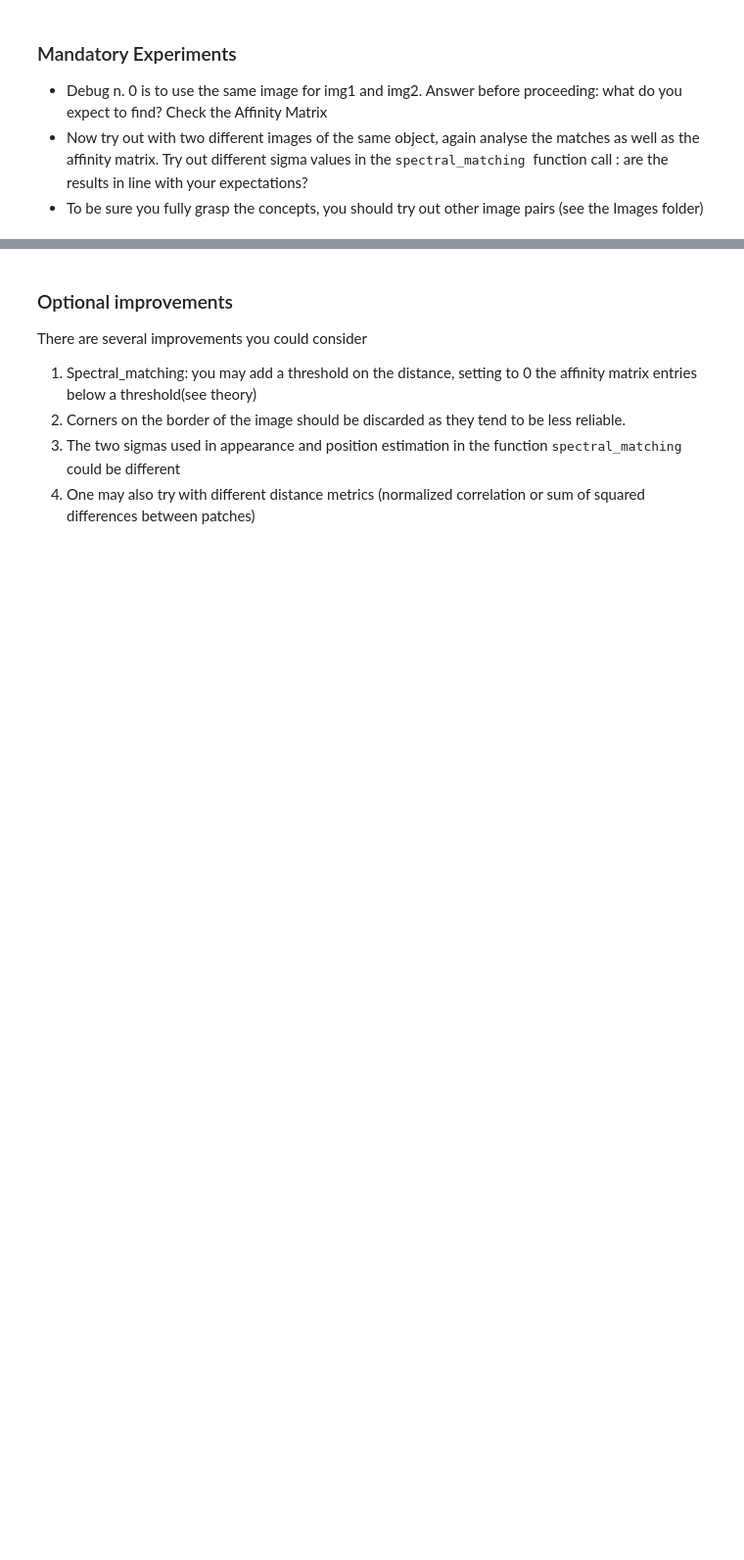
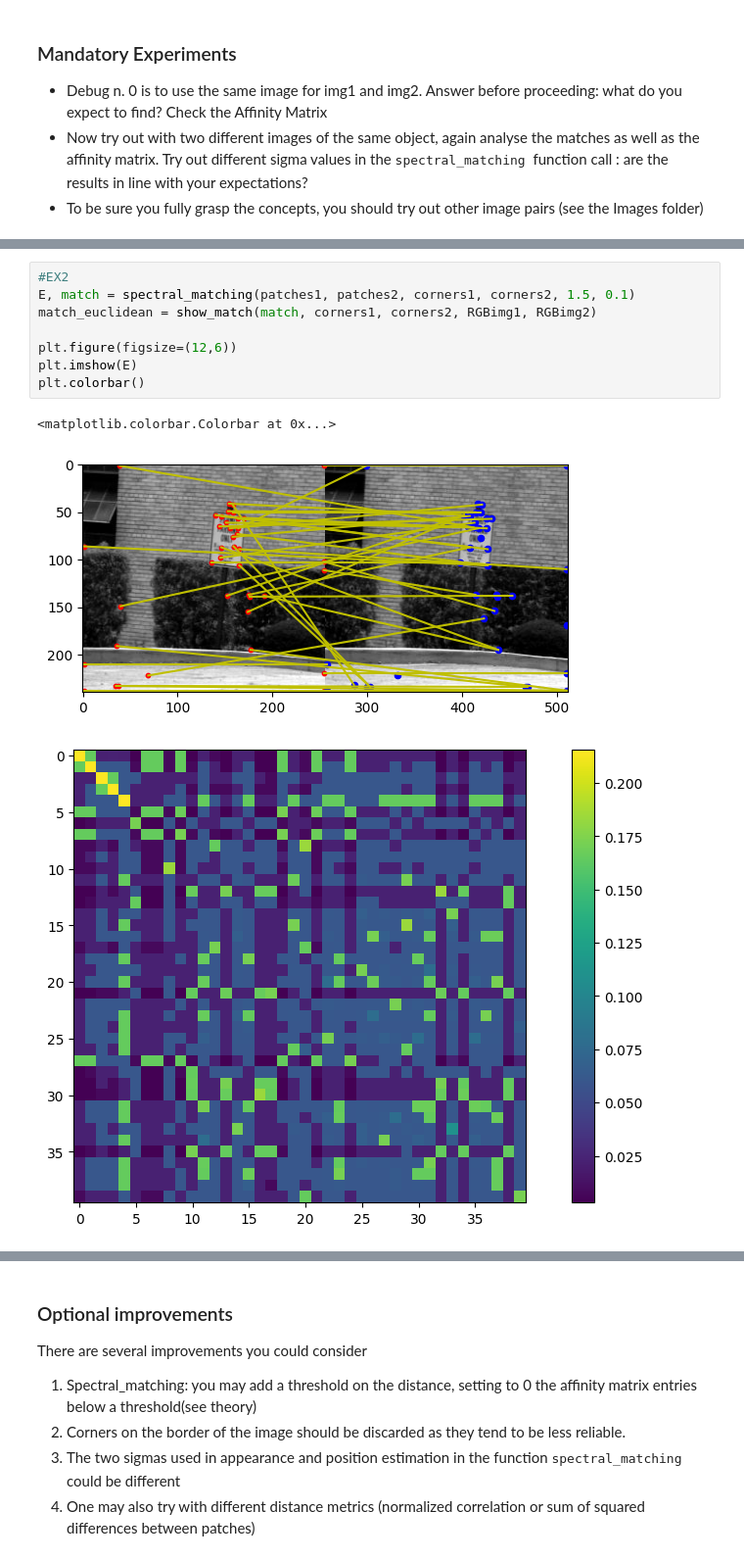
Before and after one commit to girofex/Computational-Vision-laboratories, a Jupyter notebook: 3_Lab_Matching/feature_matching_sketch.ipynb, the cells around one changed output, grey strips where cells are left out. Shown at 98% size. Saved outputs shown, nothing was run; the diff lists cells and outputs as text; blank space fills up the shorter version.

```diff
--- a/3_Lab_Matching/feature_matching_sketch.ipynb
+++ b/3_Lab_Matching/feature_matching_sketch.ipynb
@@ -192,0 +206,12 @@ plt.colorbar()
+# %%
+#EX2
+E, match = spectral_matching(patches1, patches2, corners1, corners2, 1.5, 0.1)
+match_euclidean = show_match(match, corners1, corners2, RGBimg1, RGBimg2)
+
+plt.figure(figsize=(12,6))
+plt.imshow(E)
+plt.colorbar()
+# %% [output]
+<matplotlib.colorbar.Colorbar at 0x...>
+[figure, added]
+[figure, added]
```
Also changed, not shown: parts of 8 cells of this notebook.
